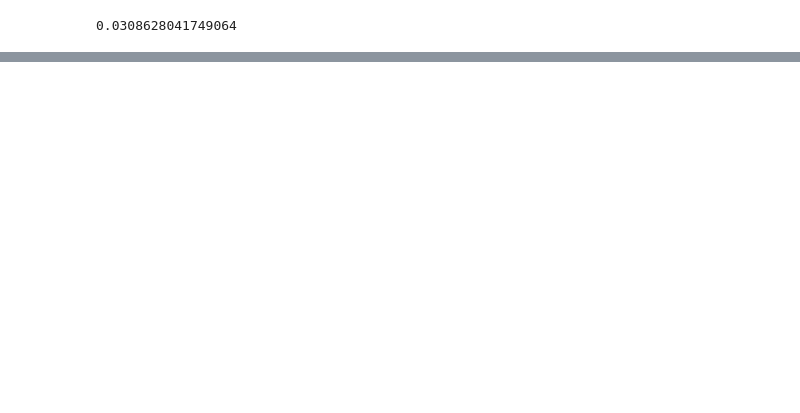
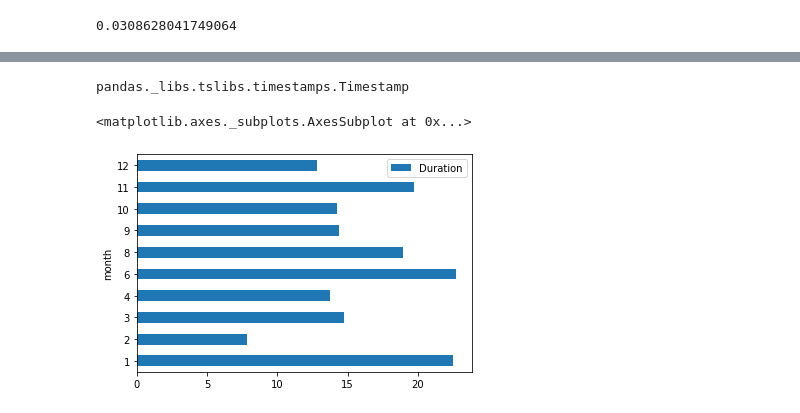
Before and after one commit to Speedfan94/PDS_Project, a Jupyter notebook: notebooks/task1d_aggregate_stats.ipynb, the cells around one changed output, grey strips where cells are left out. Saved outputs shown, nothing was run; the diff lists cells and outputs as text; code cells hidden in the pictures; blank space fills up the shorter version.

```diff
--- a/notebooks/task1d_aggregate_stats.ipynb
+++ b/notebooks/task1d_aggregate_stats.ipynb
@@ -124,0 +166,17 @@ df['Duration'].min()
+# %%
+type(df["Start Time"][0])
+# %% [output]
+pandas._libs.tslibs.timestamps.Timestamp
+# %%
+df["Start Time"] = pd.to_datetime(df["Start Time"])
+# %%
+df["month"] = df["Start Time"].dt.month
+# %%
+df["day"] = df["Start Time"].dt.day
+# %%
+df["hour"] = df["Start Time"].dt.hour
+# %%
+df[["Duration", "month"]].groupby(by="month").mean().plot.barh()
+# %% [output]
+<matplotlib.axes._subplots.AxesSubplot at 0x...>
+[figure, added]
```
Also changed, not shown: parts of 24 cells of this notebook, 1 other file.
